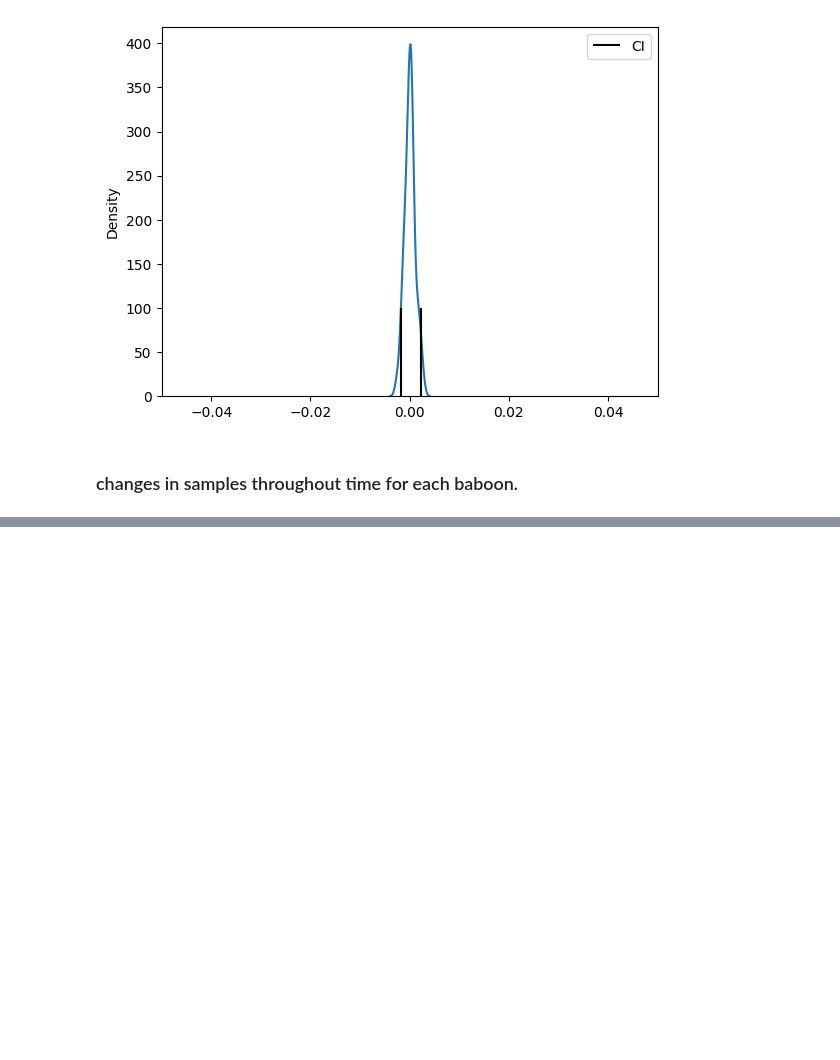
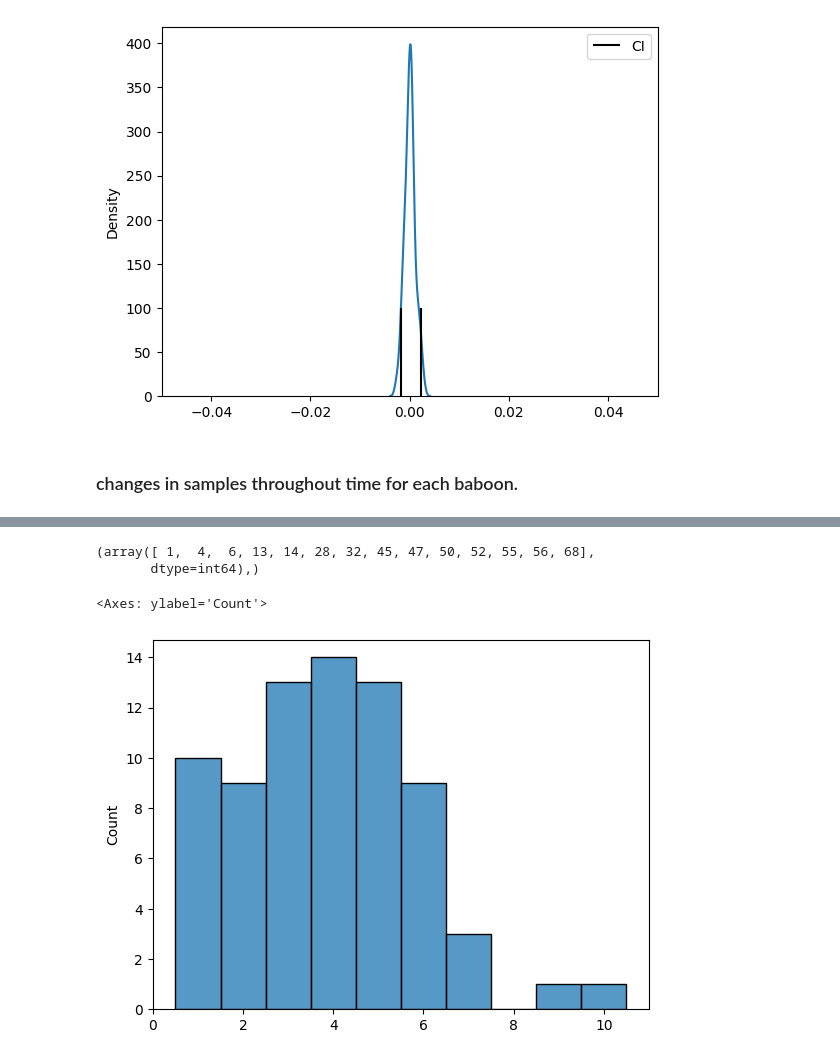
Before and after one commit to yuvaldotan/workshop_microbiome, a Jupyter notebook: microbiome.ipynb, the cells around one changed output, grey strips where cells are left out. Saved outputs shown, nothing was run; the diff lists cells and outputs as text; code cells hidden in the pictures; blank space fills up the shorter version.

```diff
--- a/microbiome.ipynb
+++ b/microbiome.ipynb
@@ -332,4 +364,4 @@ plt.show()
 data_df["collection_date"] = metadata_df["collection_date"]
 data_df.sort_values(by=["baboon_id","collection_date"],inplace=True)
 # %%
-df = data_df[data_df["baboon_id"]=="Baboon_101"]
+df = metadata_df[data_df["baboon_id"]=="Baboon_107"]
@@ -335,0 +370,5 @@ df = data_df[data_df["baboon_id"]=="Baboon_101"]
+# %%
+df.sort_values("collection_date", inplace=True)
+df["collection_date"]= pd.to_datetime(metadata_df['collection_date'])
+days_diff = df["collection_date"].diff().values/np.timedelta64(1,"D")
+len(days_diff[days_diff>180])
@@ -335,0 +387,13 @@ df = data_df[data_df["baboon_id"]=="Baboon_101"]
+# %%
+number_of_long_diffs = []
+l = []
+for baboon in metadata_df.baboon_id.unique():
+    df = metadata_df.loc[data_df["baboon_id"]==baboon]
+    df = df.sort_values("collection_date")
+    df["collection_date"]= pd.to_datetime(metadata_df['collection_date'])
+    days_diff = df["collection_date"].diff().values/np.timedelta64(1,"D")
+    np.asarray(days_diff>360).nonzero()
+    l.append(np.diff(np.concatenate([[0],np.asarray(days_diff>200).nonzero()[0], [len(days_diff)]])))
+    number_of_long_diffs.append(len(days_diff[days_diff>200]))
+
+number_of_long_diffs = np.array(number_of_long_diffs)
@@ -336,2 +451,12 @@ df = data_df[data_df["baboon_id"]=="Baboon_101"]
+# %%
+np.asarray(number_of_long_diffs==4).nonzero()
+# %% [output]
+(array([ 1,  4,  6, 13, 14, 28, 32, 45, 47, 50, 52, 55, 56, 68],
+       dtype=int64),)
+# %%
+sns.histplot(number_of_long_diffs, bins=[0.5,1.5,2.5,3.5,4.5,5.5,6.5,7.5,8.5,9.5,10.5])
+# %% [output]
+<Axes: ylabel='Count'>
+[figure, added]
 # %%
 df=df.drop(columns=["baboon_id"])
```
Also changed, not shown: parts of 20 cells of this notebook, 6 other files.
